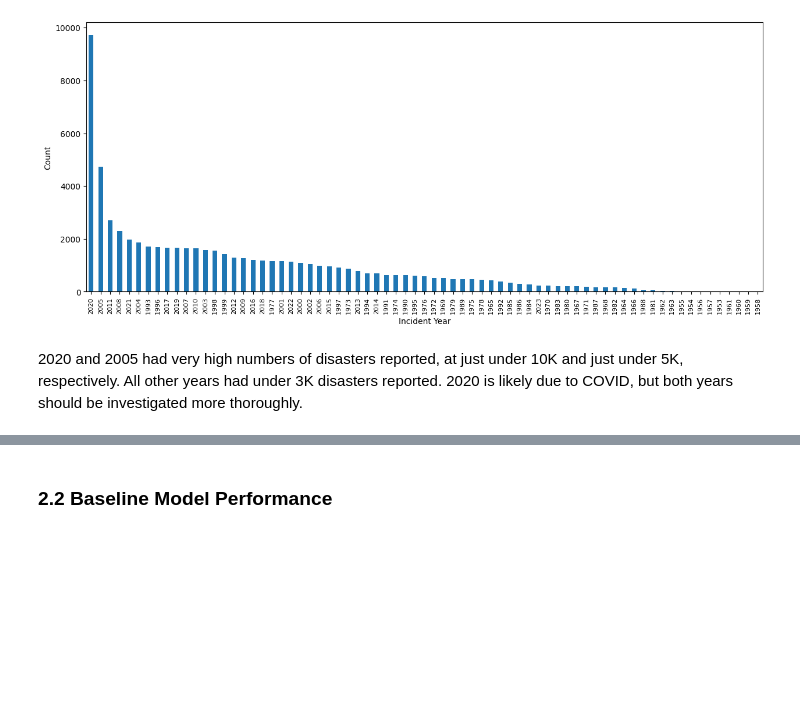
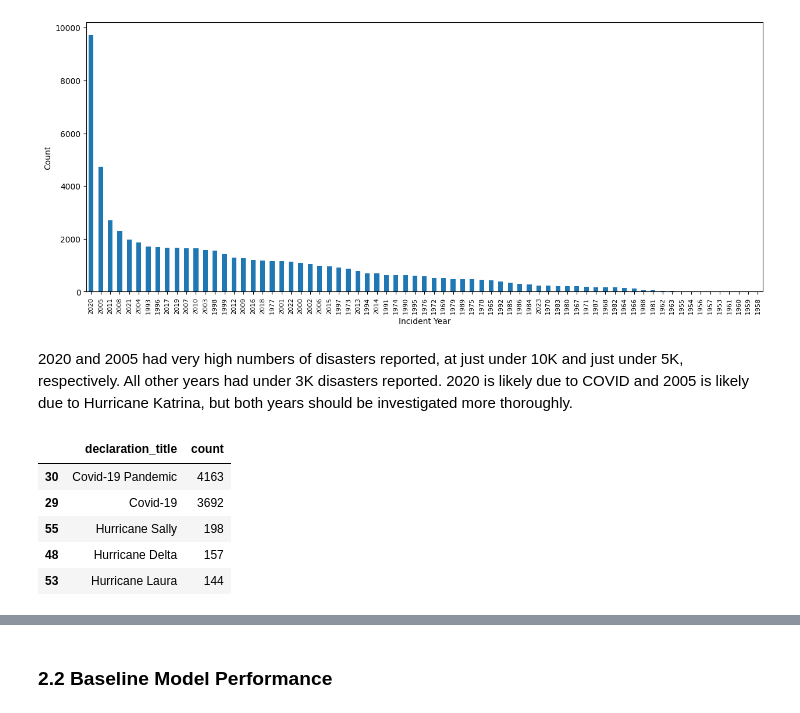
Before and after one commit to helloklow/natural_disasters, a Jupyter notebook: notebooks/low_solution.ipynb, the cells around one changed output, grey strips where cells are left out. Saved outputs shown, nothing was run; the diff lists cells and outputs as text; code cells hidden in the pictures; blank space fills up the shorter version.

```diff
--- a/notebooks/low_solution.ipynb
+++ b/notebooks/low_solution.ipynb
@@ -334,4 +334,21 @@ plt.show()
 # %% [output]
 [figure]
 # %% [markdown]
-2020 and 2005 had very high numbers of disasters reported, at just under 10K and just under 5K, respectively. All other years had under 3K disasters reported. 2020 is likely due to COVID, but both years should be investigated more thoroughly.
+2020 and 2005 had very high numbers of disasters reported, at just under 10K and just under 5K, respectively. All other years had under 3K disasters reported. 2020 is likely due to COVID and 2005 is likely due to Hurricane Katrina, but both years should be investigated more thoroughly.
+# %%
+# Examine 2020
+
+# Set year to 2020
+yr_2020=subset_df[subset_df['date'].dt.strftime('%Y')=='2020']
+
+# Group by 'declaration_title' and count occurrences
+yr_2020=yr_2020.groupby(['declaration_title']).size().reset_index(name='count').sort_values(by=['count'], ascending=False)
+
+yr_2020.head()
+# %% [output]
+|  | declaration_title | count |
+| 30 | Covid-19 Pandemic | 4163 |
+| 29 | Covid-19 | 3692 |
+| 55 | Hurricane Sally | 198 |
+| 48 | Hurricane Delta | 157 |
+| 53 | Hurricane Laura | 144 |
```
Also changed, not shown: parts of 6 cells of this notebook.
